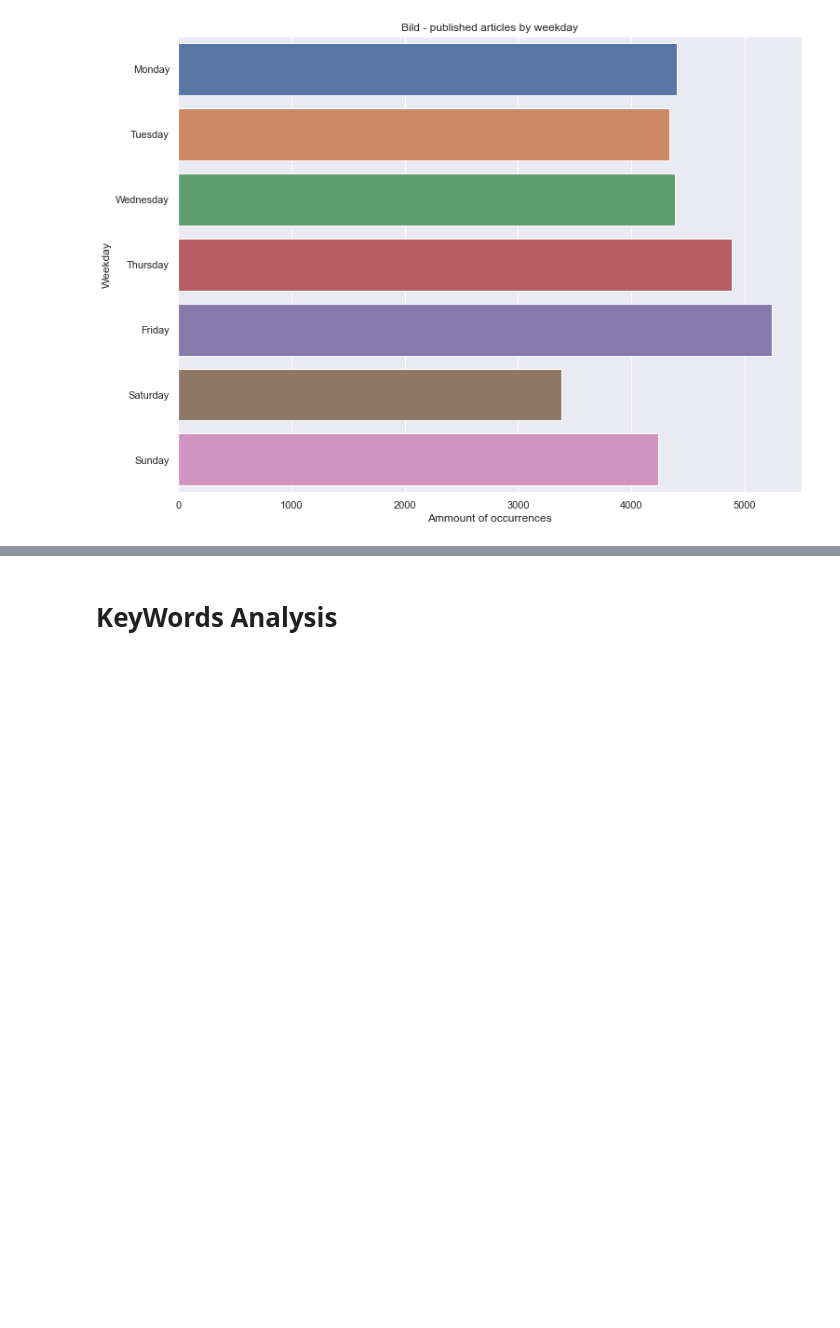
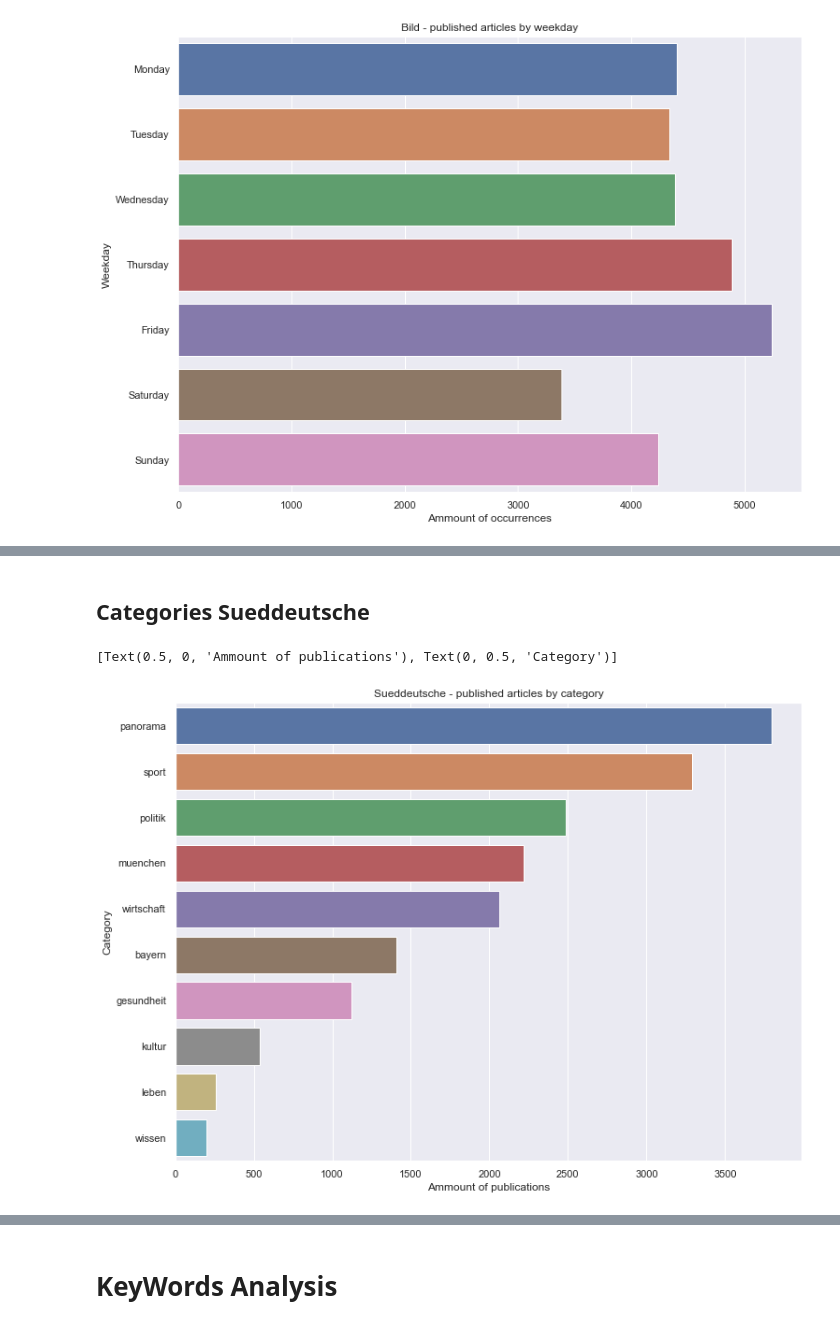
Before and after one commit to JanSchuck/Bachelorthesis, a Jupyter notebook: Analysis/Basic_Analysis.ipynb, the cells around one changed output, grey strips where cells are left out. Saved outputs shown, nothing was run; the diff lists cells and outputs as text; code cells hidden in the pictures; blank space fills up the shorter version.

```diff
--- a/Analysis/Basic_Analysis.ipynb
+++ b/Analysis/Basic_Analysis.ipynb
@@ -156,0 +170,11 @@ See the caveats in the documentation: https://pandas.pydata.org/pandas-docs/stab
+# %% [markdown]
+## Categories Sueddeutsche
+# %%
+categories_sueddeutsche = pd.DataFrame(Sueddeutsche_DataFrame["Kategorie"].value_counts()[:10])
+
+ax = sns.barplot(x = categories_spiegel.Kategorie, y=categories_sueddeutsche.index,data=categories_sueddeutsche,orient="h")
+ax.set(title="Sueddeutsche - published articles by category")
+ax.set(xlabel="Ammount of publications", ylabel = "Category")
+# %% [output]
+[Text(0.5, 0, 'Ammount of publications'), Text(0, 0.5, 'Category')]
+[figure, added]
```
Also changed, not shown: parts of 6 cells of this notebook.
